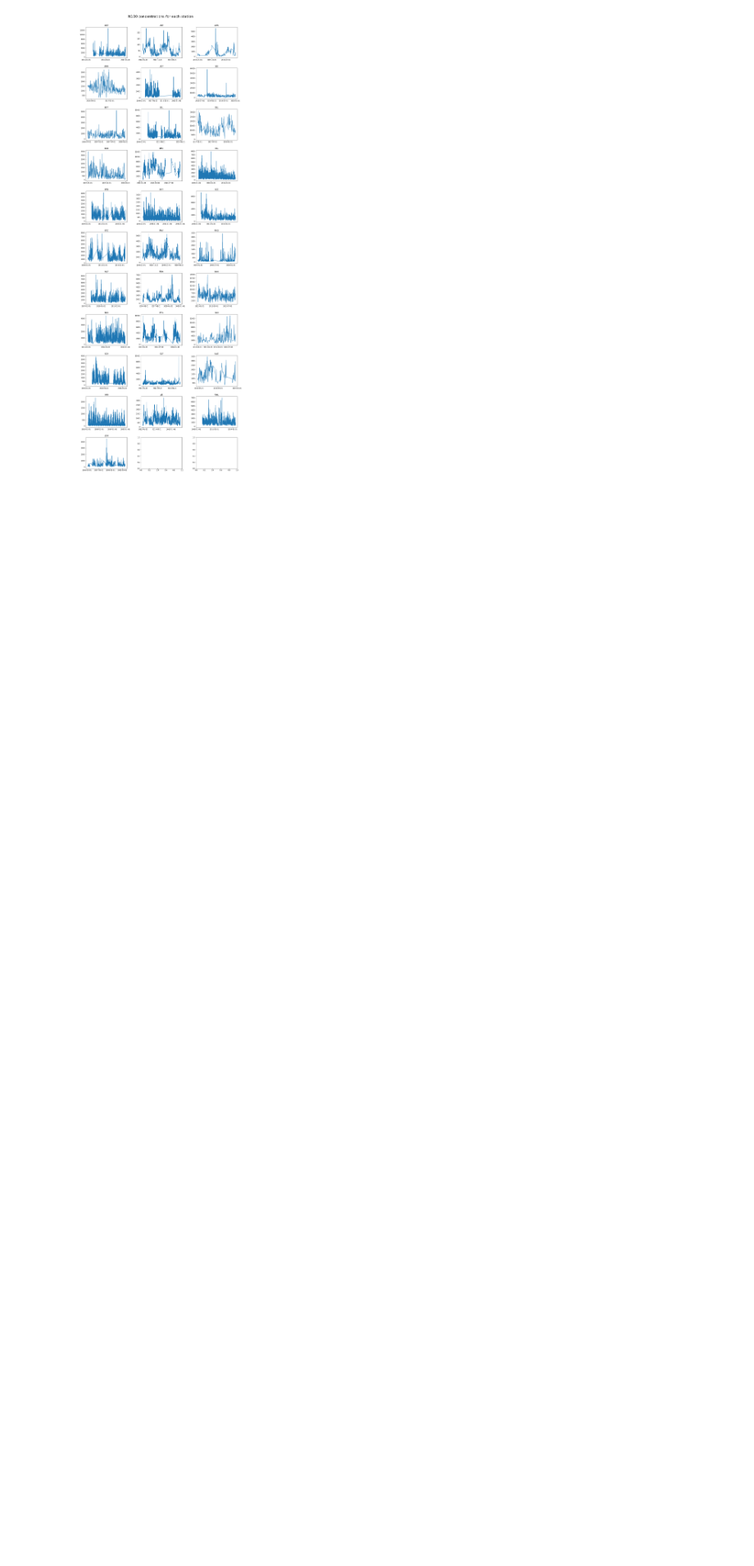
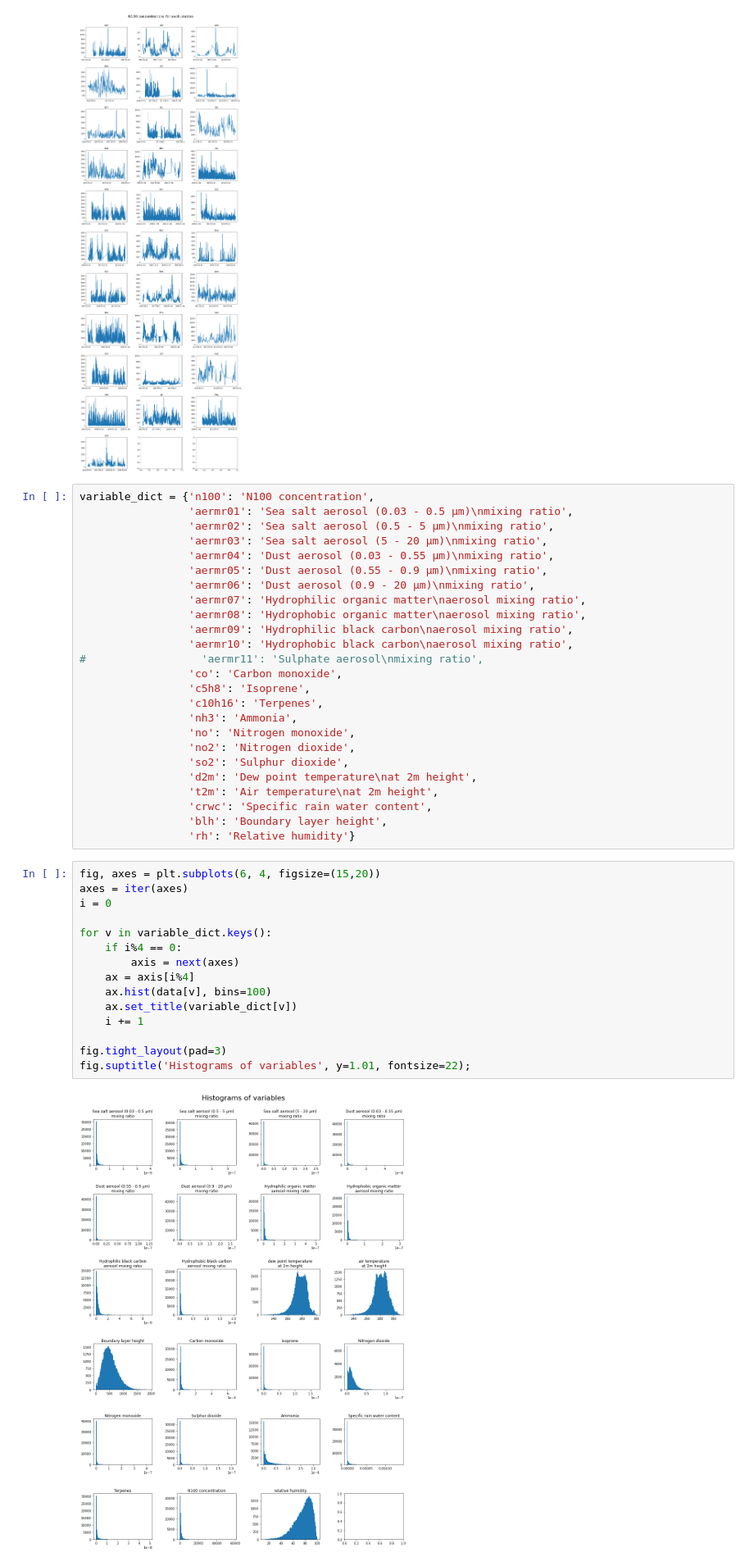
Before and after one commit to ellarauth/CCN-proxy-modeling, a Jupyter notebook: exploratory data analysis.ipynb, the cells around one changed output. Shown at 82% size. Cells and saved outputs as stored; diff of their text form; blank space fills up the shorter version.

```diff
--- a/exploratory data analysis.ipynb
+++ b/exploratory data analysis.ipynb
@@ -39,3 +41,45 @@ fig.tight_layout(pad=3)
 fig.suptitle('N100 concentrations for each station', y=1.01, fontsize=22);
 # %% [output]
 [figure]
+# %%
+variable_dict = {'n100': 'N100 concentration',
+                 'aermr01': 'Sea salt aerosol (0.03 - 0.5 µm)\nmixing ratio',
+                 'aermr02': 'Sea salt aerosol (0.5 - 5 µm)\nmixing ratio',
+                 'aermr03': 'Sea salt aerosol (5 - 20 µm)\nmixing ratio',
+                 'aermr04': 'Dust aerosol (0.03 - 0.55 µm)\nmixing ratio',
+                 'aermr05': 'Dust aerosol (0.55 - 0.9 µm)\nmixing ratio',
+                 'aermr06': 'Dust aerosol (0.9 - 20 µm)\nmixing ratio',
+                 'aermr07': 'Hydrophilic organic matter\naerosol mixing ratio',
+                 'aermr08': 'Hydrophobic organic matter\naerosol mixing ratio',
+                 'aermr09': 'Hydrophilic black carbon\naerosol mixing ratio',
+                 'aermr10': 'Hydrophobic black carbon\naerosol mixing ratio',
+#                  'aermr11': 'Sulphate aerosol\nmixing ratio',
+                 'co': 'Carbon monoxide',
+                 'c5h8': 'Isoprene',
+                 'c10h16': 'Terpenes',
+                 'nh3': 'Ammonia',
+                 'no': 'Nitrogen monoxide',
+                 'no2': 'Nitrogen dioxide',
+                 'so2': 'Sulphur dioxide',
+                 'd2m': 'Dew point temperature\nat 2m height',
+                 't2m': 'Air temperature\nat 2m height',
+                 'crwc': 'Specific rain water content',
+                 'blh': 'Boundary layer height',
+                 'rh': 'Relative humidity'}
+# %%
+fig, axes = plt.subplots(6, 4, figsize=(15,20))
+axes = iter(axes)
+i = 0
+
+for v in variable_dict.keys():
+    if i%4 == 0:
+        axis = next(axes)
+    ax = axis[i%4]
+    ax.hist(data[v], bins=100)
+    ax.set_title(variable_dict[v])
+    i += 1
+
+fig.tight_layout(pad=3)
+fig.suptitle('Histograms of variables', y=1.01, fontsize=22);
+# %% [output]
+[figure, added]
```
Also changed, not shown: parts of 7 cells of this notebook.
